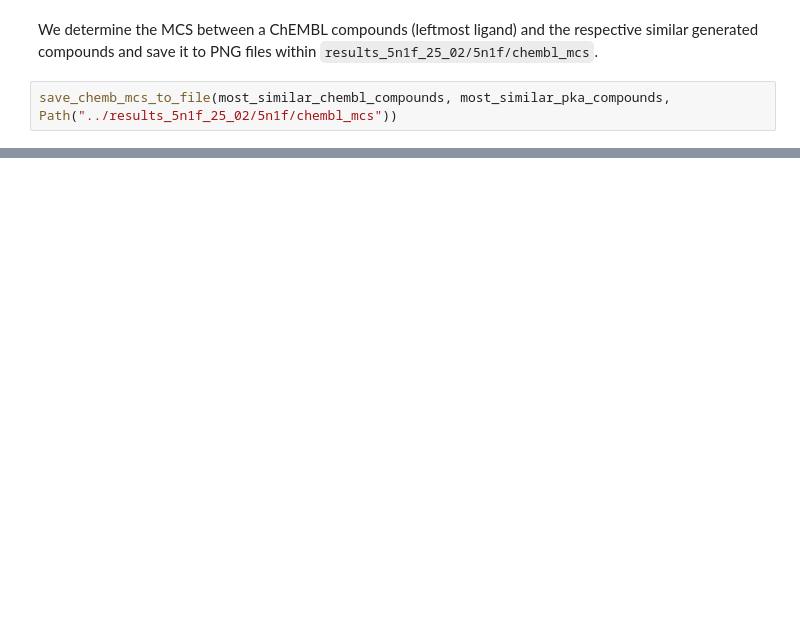
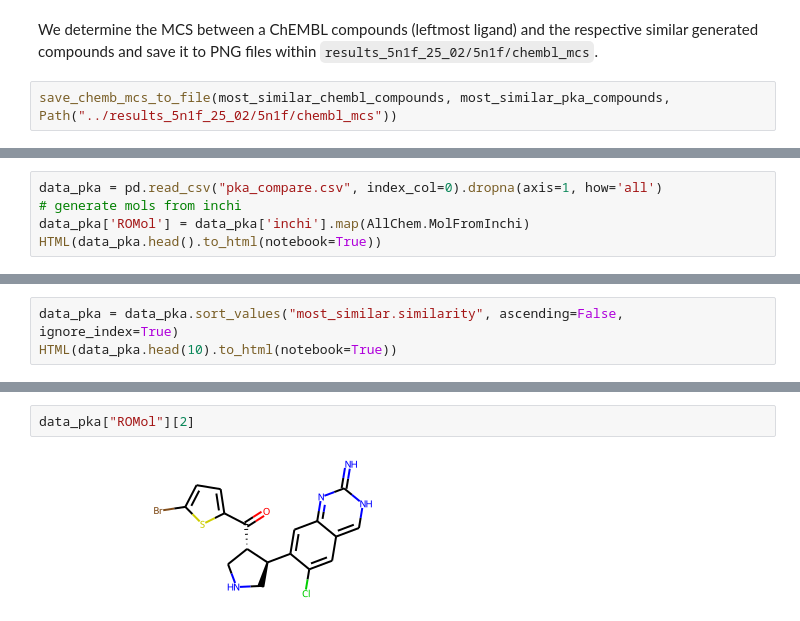
Before and after one commit to volkamerlab/KinFragLib_PocketEnum, a Jupyter notebook: notebooks/novelty.ipynb, the cells around one changed output, grey strips where cells are left out. Drawn from its saved outputs; the diff is of its cells as text; blank space fills up the shorter version.

```diff
--- a/notebooks/novelty.ipynb
+++ b/notebooks/novelty.ipynb
@@ -117,0 +127,5 @@ save_chemb_mcs_to_file(most_similar_chembl_compounds, most_similar_pka_compounds
+# %%
+data_pka = pd.read_csv("pka_compare.csv", index_col=0).dropna(axis=1, how='all')
+# generate mols from inchi
+data_pka['ROMol'] = data_pka['inchi'].map(AllChem.MolFromInchi)
+HTML(data_pka.head().to_html(notebook=True))
@@ -117,0 +158,3 @@ save_chemb_mcs_to_file(most_similar_chembl_compounds, most_similar_pka_compounds
+# %%
+data_pka = data_pka.sort_values("most_similar.similarity", ascending=False, ignore_index=True)
+HTML(data_pka.head(10).to_html(notebook=True))
@@ -117,0 +163,4 @@ save_chemb_mcs_to_file(most_similar_chembl_compounds, most_similar_pka_compounds
+# %%
+data_pka["ROMol"][2]
+# %% [output]
+[figure, added]
```
Also changed, not shown: parts of 22 cells of this notebook.
